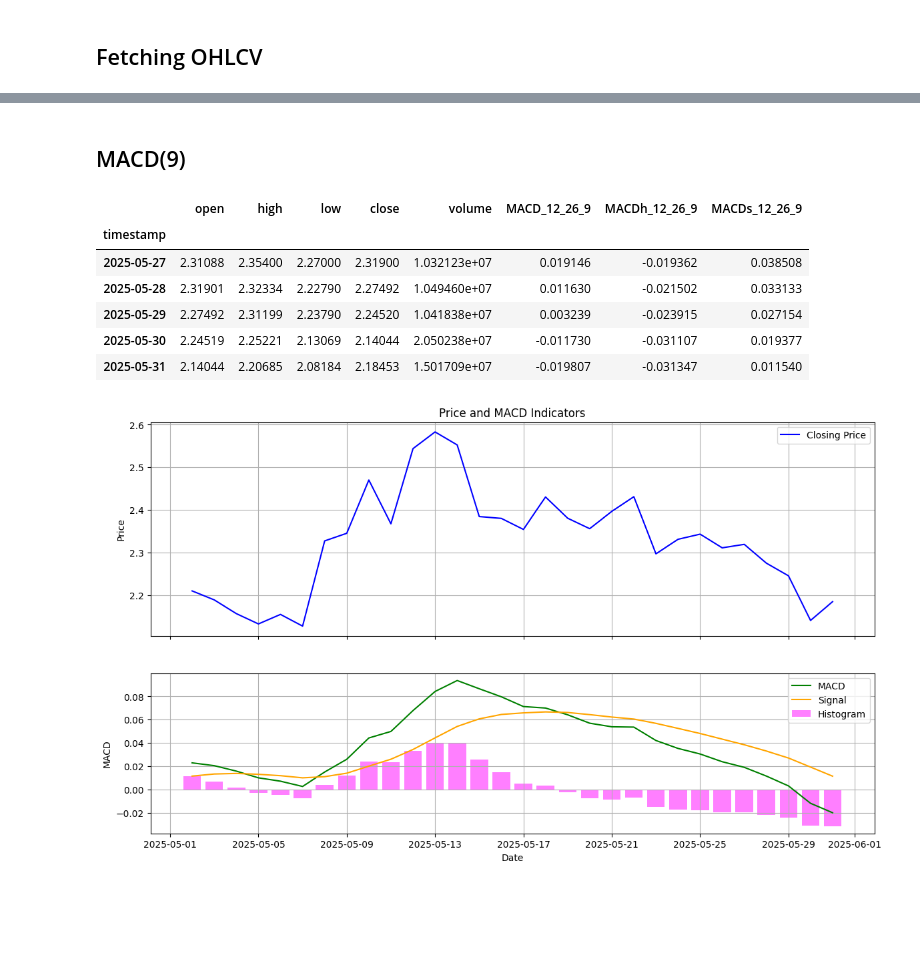
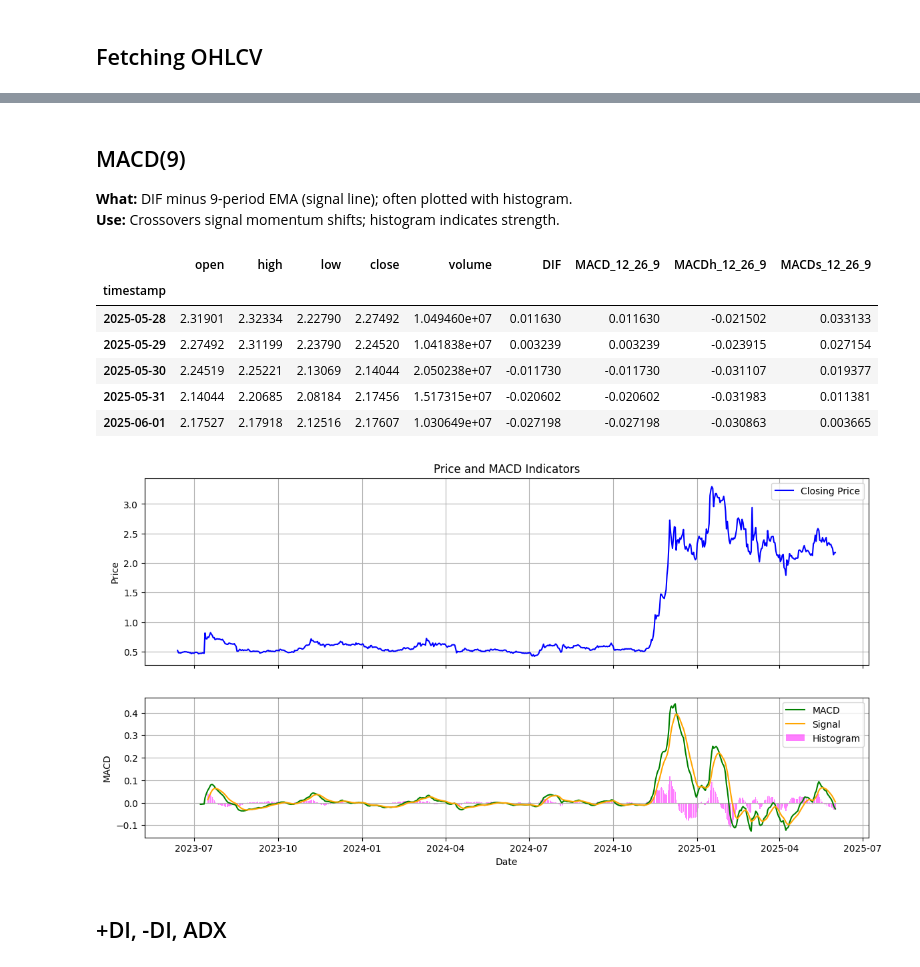
Before and after one commit to Ahkylez/Crypto-Indicators, a Jupyter notebook: crypto_indicators.ipynb, the cells around one changed output, grey strips where cells are left out. Cells and saved outputs as stored; diff of their text form; code cells hidden in the pictures; blank space fills up the shorter version.

```diff
--- a/crypto_indicators.ipynb
+++ b/crypto_indicators.ipynb
@@ -39,0 +88,4 @@ df.head()
+# %%
+ema12 = df.ta.ema( length=12, append=False)
+ema26 = df.ta.ema(length=26, append=False)
+df['DIF'] = ema12 - ema26
@@ -40,36 +105,38 @@ df.head()
 # %% [markdown]
 ## MACD(9)
+**What:** DIF minus 9-period EMA (signal line); often plotted with histogram.
+**Use:** Crossovers signal momentum shifts; histogram indicates strength.
 # %%
 df.ta.macd(close=df['close'], fast=12, slow=26, signal=9, append=True)
 df.tail()
 # %% [output]
-|  | open | high | low | close | volume | MACD_12_26_9 | MACDh_12_26_9 | MACDs_12_26_9 |
-| timestamp |  |  |  |  |  |  |  |  |
-| 2025-05-27 | 2.31088 | 2.35400 | 2.27000 | 2.31900 | 1.032123e+07 | 0.019146 | -0.019362 | 0.038508 |
-| 2025-05-28 | 2.31901 | 2.32334 | 2.22790 | 2.27492 | 1.049460e+07 | 0.011630 | -0.021502 | 0.033133 |
-| 2025-05-29 | 2.27492 | 2.31199 | 2.23790 | 2.24520 | 1.041838e+07 | 0.003239 | -0.023915 | 0.027154 |
-| 2025-05-30 | 2.24519 | 2.25221 | 2.13069 | 2.14044 | 2.050238e+07 | -0.011730 | -0.031107 | 0.019377 |
-| 2025-05-31 | 2.14044 | 2.20685 | 2.08184 | 2.18453 | 1.501709e+07 | -0.019807 | -0.031347 | 0.011540 |
+|  | open | high | low | close | volume | DIF | MACD_12_26_9 | MACDh_12_26_9 | MACDs_12_26_9 |
+| timestamp |  |  |  |  |  |  |  |  |  |
+| 2025-05-28 | 2.31901 | 2.32334 | 2.22790 | 2.27492 | 1.049460e+07 | 0.011630 | 0.011630 | -0.021502 | 0.033133 |
+| 2025-05-29 | 2.27492 | 2.31199 | 2.23790 | 2.24520 | 1.041838e+07 | 0.003239 | 0.003239 | -0.023915 | 0.027154 |
+| 2025-05-30 | 2.24519 | 2.25221 | 2.13069 | 2.14044 | 2.050238e+07 | -0.011730 | -0.011730 | -0.031107 | 0.019377 |
+| 2025-05-31 | 2.14044 | 2.20685 | 2.08184 | 2.17456 | 1.517315e+07 | -0.020602 | -0.020602 | -0.031983 | 0.011381 |
+| 2025-06-01 | 2.17527 | 2.17918 | 2.12516 | 2.17607 | 1.030649e+07 | -0.027198 | -0.027198 | -0.030863 | 0.003665 |
 # %%
-fig, (ax1, ax2) = plt.subplots(2, 1, figsize=(14, 8), sharex=True, gridspec_kw={'height_ratios': [2, 1.5]})
+fig, (ax1, ax2) = plt.subplots(2, 1, figsize=(14, 7), sharex=True, gridspec_kw={'height_ratios': [2, 1.5]})
 
-# Last 30 days
-recent_df = df[df.index >= pd.Timestamp.now() - pd.Timedelta(days=30)]
 # Upper
-ax1.plot(recent_df.index, recent_df['close'], label='Closing Price', color='blue')
+ax1.plot(df.index, df['close'], label='Closing Price', color='blue')
 ax1.set_title("Price and MACD Indicators")
 ax1.set_ylabel("Price")
 ax1.legend()
 ax1.grid(True)
 # Lower
-ax2.plot(recent_df.index, recent_df['MACD_12_26_9'], label='MACD', color='green')
-ax2.plot(recent_df.index, recent_df['MACDs_12_26_9'], label='Signal', color='orange')
-ax2.bar(recent_df.index, recent_df['MACDh_12_26_9'], label='Histogram', color='magenta', alpha=0.5)
+ax2.plot(df.index, df['MACD_12_26_9'], label='MACD', color='green')
+ax2.plot(df.index, df['MACDs_12_26_9'], label='Signal', color='orange')
+ax2.bar(df.index, df['MACDh_12_26_9'], label='Histogram', color='magenta', alpha=0.5)
 ax2.set_ylabel("MACD")
 ax2.set_xlabel("Date")
 ax2.legend()
 ax2.grid(True)
 
 plt.show()
 # %% [output]
-[figure, old version]
+[figure, new version]
+# %% [markdown]
+## +DI, -DI, ADX
```
Also changed, not shown: parts of 13 cells of this notebook.
